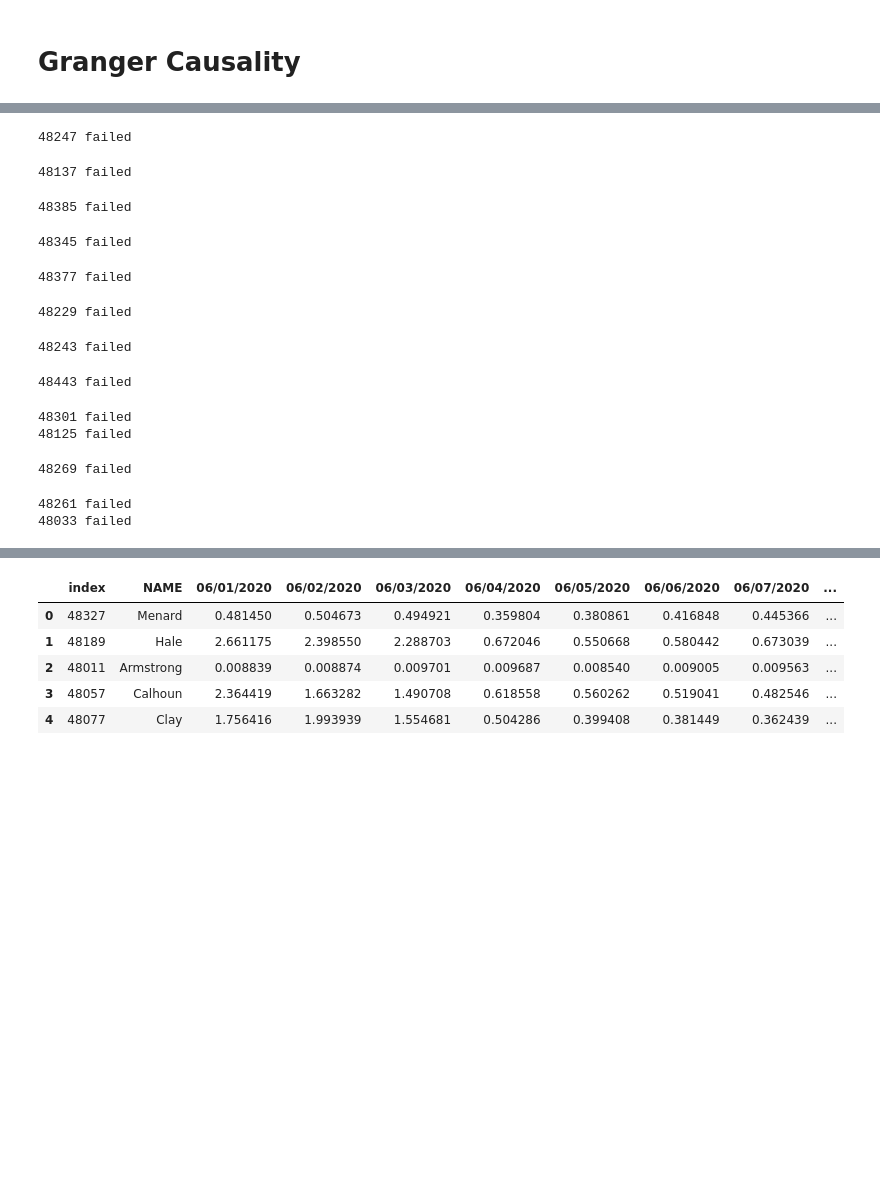
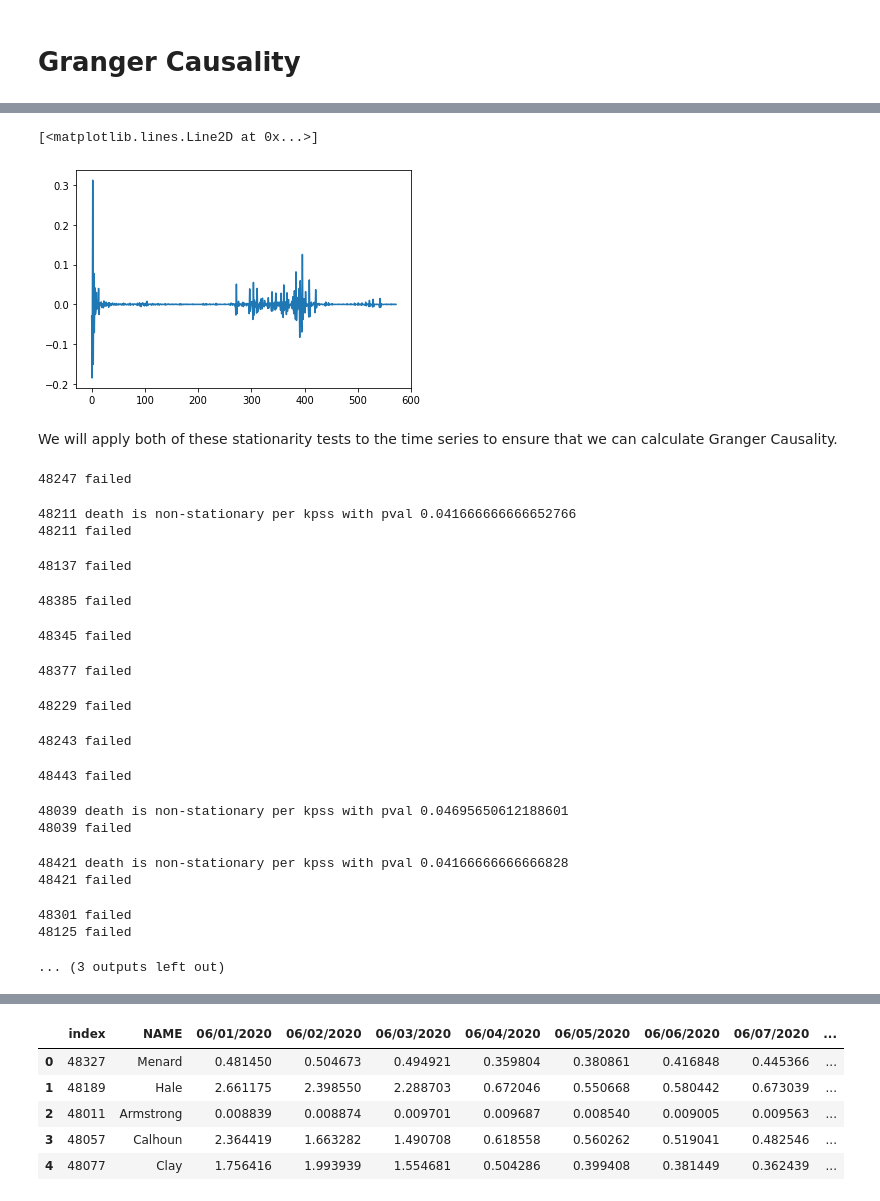
Before and after one commit to cybergis/ST_ICU_Access, a Jupyter notebook: GrangerCausality.ipynb, the cells around one changed output, grey strips where cells are left out. Saved outputs shown, nothing was run; the diff lists cells and outputs as text; code cells hidden in the pictures; blank space fills up the shorter version.

```diff
--- a/GrangerCausality.ipynb
+++ b/GrangerCausality.ipynb
@@ -161,3 +238,10 @@ spearman_p05.plot(column="coefs", figsize=(10, 10), legend=True)
+# %%
+plt.plot(x)
+# %% [output]
+[<matplotlib.lines.Line2D at 0x...>]
+[figure, added]
+# %% [markdown]
+We will apply both of these stationarity tests to the time series to ensure that we can calculate Granger Causality.
 # %%
 def get_most_significant_lag(granger_result):
     best_lag = 0
@@ -169,9 +253,14 @@ def get_most_significant_lag(granger_result):
             min_pval = pval
     return (best_lag, min_pval)
 # %%
+import warnings
+# warnings come from KPSS f stastistic lookup.
+warnings.filterwarnings("ignore")
 # the failures seem to be due to constant values
 # i.e. if access is always zero, there is no
 # way to calculate this
+
+# we to verify that differencing results in stationarity
 
 # seems the warnings are gone?
 #import warnings
@@ -180,6 +269,9 @@ def get_most_significant_lag(granger_result):
 # the only thing I found was this, which likely doesn't apply:
 # https://github.com/statsmodels/statsmodels/issues/7218
 
+adf_sig = 0.05
+kpss_sig = 0.05
+max_lag = 60
 granger_results = {}
 for ind in tqdm(access["index"], position=0):
     acc_ts = access.loc[access["index"] == ind].copy(deep=True)
@@ -204,12 +296,34 @@ for ind in tqdm(access["index"], position=0):
     # https://en.wikipedia.org/wiki/Granger_causality#Method
     #data = acc_ts.join(death_ts)
     #print(len(data))
+    # second order differencing needed for KPSS to pass on many counties
+    # https://otexts.com/fpp2/stationarity.html
     x = np.diff(acc_ts["access"])[1:]
+    x = np.diff(x)[1:]
     y = np.diff(death_ts["death"])[1:]
+    y = np.diff(y)[1:]
     data = pd.DataFrame({"access": x, "death": y})
     # data.head()
     try:
-        result = grangercausalitytests(data, maxlag=30, verbose=False)
+        # check for stationarity
+        pval = adf_test(x)
+        if pval >= adf_sig:
+            print(f"{ind} access is non-stationary per adf with pval {pval}")
+            assert False
+        pval = adf_test(y)
+        if pval >= adf_sig:
+            print(f"{ind} death is non-stationary per adf with pval {pval}")
+            assert False
+        pval = kpss_test(x)
+        if pval <= kpss_sig:
+            print(f"{ind} access is non-stationary per kpss with pval {pval}")
+            assert False
+        pval = kpss_test(y)
+        if pval <= kpss_sig:
+            print(f"{ind} death is non-stationary per kpss with pval {pval}")
+            assert False
+
+        result = grangercausalitytests(data, maxlag=max_lag, verbose=False)
         lag, pval = get_most_significant_lag(result)
         granger_results[ind] = dict()
         granger_results[ind]["lag"] = lag
@@ -221,18 +335,22 @@ for ind in tqdm(access["index"], position=0):
         granger_results[ind]["pval"] = np.nan
 # %% [output]
 48247 failed
-48137 failed
+48211 death is non-stationary per kpss with pval 0.041666666666652766
+48211 failed
-48385 failed
+48137 failed
-48345 failed
+48385 failed
-48377 failed
+48345 failed
-48229 failed
+48377 failed
-48243 failed
+48229 failed
-48443 failed
+48243 failed
-48301 failed
-48125 failed
+48443 failed
-48269 failed
+48039 death is non-stationary per kpss with pval 0.04695650612188601
+48039 failed
-48261 failed
-48033 failed
+48421 death is non-stationary per kpss with pval 0.04166666666666828
+48421 failed
+48301 failed
+48125 failed
+... (3 outputs left out)
 # %%
 lags = [granger_results[ind]["lag"] for ind in access["index"]]
 pvals = [granger_results[ind]["pval"] for ind in access["index"]]
```
Also changed, not shown: parts of 10 cells of this notebook.
